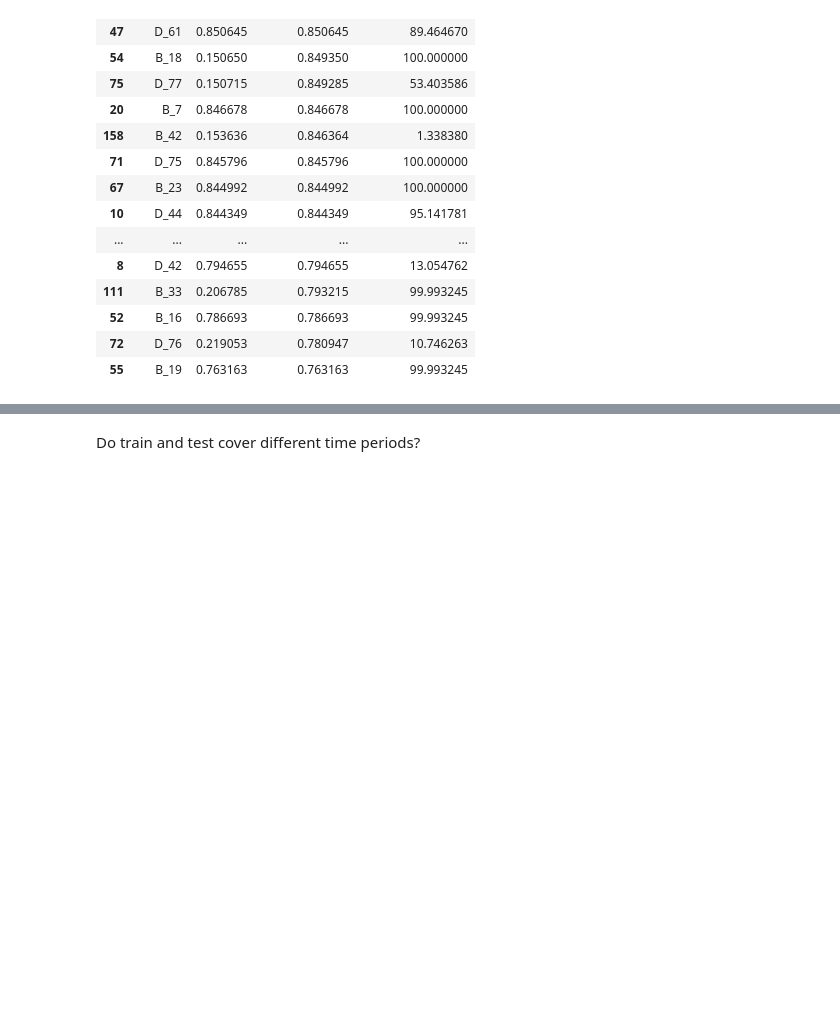
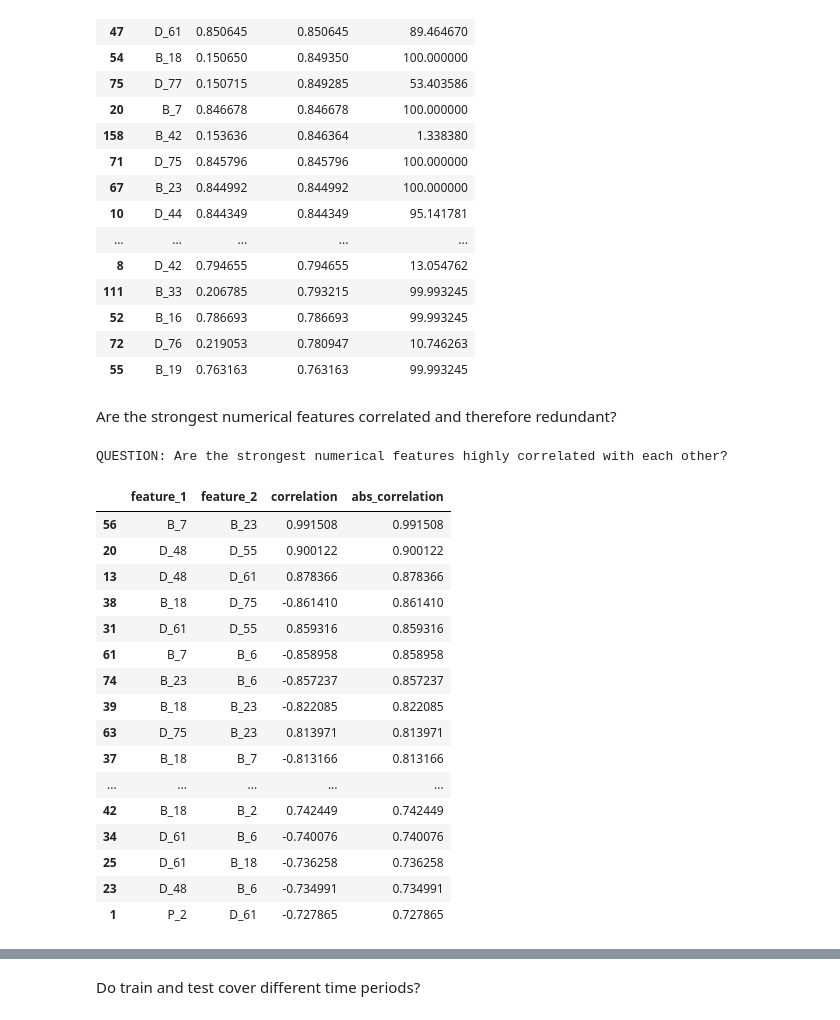
Before and after one commit to kpolonska/deep-learning-assignment-1, a Jupyter notebook: notebooks/eda.ipynb, the cells around one changed output, grey strips where cells are left out. Cells and saved outputs as stored; diff of their text form; code cells hidden in the pictures; blank space fills up the shorter version.

```diff
--- a/notebooks/eda.ipynb
+++ b/notebooks/eda.ipynb
@@ -448,3 +564,74 @@ QUESTION: Which numerical features individually separate defaults best?
 | 52 | B_16 | 0.786693 | 0.786693 | 99.993245 |
 | 72 | D_76 | 0.219053 | 0.780947 | 10.746263 |
 | 55 | B_19 | 0.763163 | 0.763163 | 99.993245 |
+# %% [markdown]
+Are the strongest numerical features correlated and therefore redundant?
+# %%
+print(
+    "QUESTION: Are the strongest numerical features "
+    "highly correlated with each other?"
+)
+
+top_features = [
+    "P_2",
+    "D_48",
+    "D_61",
+    "B_18",
+    "D_77",
+    "B_7",
+    "D_75",
+    "B_23",
+    "D_44",
+    "D_55",
+    "B_2",
+    "B_3",
+    "B_6",
+    "B_1"
+]
+
+corr = latest[top_features].corr(
+    method="spearman"
+)
+
+pairs = []
+
+for i in range(len(top_features)):
+    for j in range(i + 1, len(top_features)):
+
+        value = corr.iloc[i, j]
+
+        pairs.append({
+            "feature_1": top_features[i],
+            "feature_2": top_features[j],
+            "correlation": value,
+            "abs_correlation": abs(value)
+        })
+
+correlation_pairs = (
+    pd.DataFrame(pairs)
+    .sort_values(
+        "abs_correlation",
+        ascending=False
+    )
+)
+
+display(correlation_pairs.head(30))
+# %% [output]
+QUESTION: Are the strongest numerical features highly correlated with each other?
+|  | feature_1 | feature_2 | correlation | abs_correlation |
+| 56 | B_7 | B_23 | 0.991508 | 0.991508 |
+| 20 | D_48 | D_55 | 0.900122 | 0.900122 |
+| 13 | D_48 | D_61 | 0.878366 | 0.878366 |
+| 38 | B_18 | D_75 | -0.861410 | 0.861410 |
+| 31 | D_61 | D_55 | 0.859316 | 0.859316 |
+| 61 | B_7 | B_6 | -0.858958 | 0.858958 |
+| 74 | B_23 | B_6 | -0.857237 | 0.857237 |
+| 39 | B_18 | B_23 | -0.822085 | 0.822085 |
+| 63 | D_75 | B_23 | 0.813971 | 0.813971 |
+| 37 | B_18 | B_7 | -0.813166 | 0.813166 |
+| ... | ... | ... | ... | ... |
+| 42 | B_18 | B_2 | 0.742449 | 0.742449 |
+| 34 | D_61 | B_6 | -0.740076 | 0.740076 |
+| 25 | D_61 | B_18 | -0.736258 | 0.736258 |
+| 23 | D_48 | B_6 | -0.734991 | 0.734991 |
+| 1 | P_2 | D_61 | -0.727865 | 0.727865 |
```
Also changed, not shown: parts of 10 cells of this notebook.
